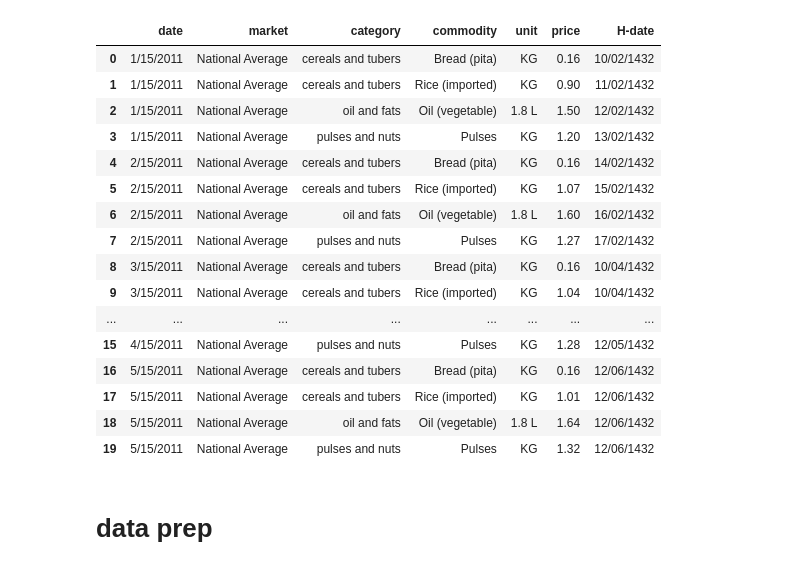
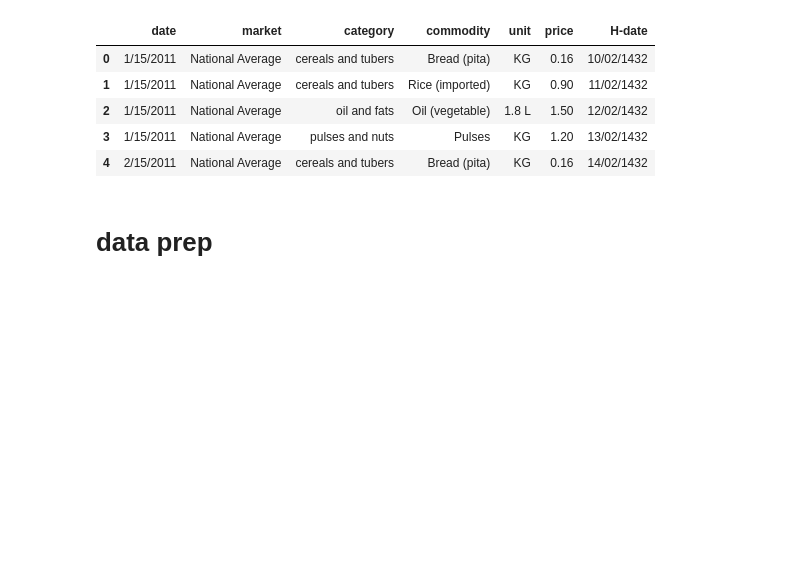
Before and after one commit to shaker113/group5_Price_Forecast, a Jupyter notebook: group_5_project.ipynb, the cells around one changed output. Saved outputs shown, nothing was run; the diff lists cells and outputs as text; code cells hidden in the pictures; blank space fills up the shorter version.

```diff
--- a/group_5_project.ipynb
+++ b/group_5_project.ipynb
@@ -7,28 +7,17 @@ from statsmodels.stats import weightstats
 # %%
 #df = pd.read_csv('jordan_food_price.csv')
 df=pd.read_csv('wfp_food_prices_jor_h_date.csv')
 population_df=pd.read_csv("Population in Jordan.csv")
 deaths_df=pd.read_excel('number of war deaths.xlsx')
 jordan_covid_df=pd.read_csv('jordan-covid-data.csv')
 world_covid_df=pd.read_csv('world-covid-data.csv')
-df.head(20)
+df.head()
 # %% [output]
 |  | date | market | category | commodity | unit | price | H-date |
 | 0 | 1/15/2011 | National Average | cereals and tubers | Bread (pita) | KG | 0.16 | 10/02/1432 |
 | 1 | 1/15/2011 | National Average | cereals and tubers | Rice (imported) | KG | 0.90 | 11/02/1432 |
 | 2 | 1/15/2011 | National Average | oil and fats | Oil (vegetable) | 1.8 L | 1.50 | 12/02/1432 |
 | 3 | 1/15/2011 | National Average | pulses and nuts | Pulses | KG | 1.20 | 13/02/1432 |
 | 4 | 2/15/2011 | National Average | cereals and tubers | Bread (pita) | KG | 0.16 | 14/02/1432 |
-| 5 | 2/15/2011 | National Average | cereals and tubers | Rice (imported) | KG | 1.07 | 15/02/1432 |
-| 6 | 2/15/2011 | National Average | oil and fats | Oil (vegetable) | 1.8 L | 1.60 | 16/02/1432 |
-| 7 | 2/15/2011 | National Average | pulses and nuts | Pulses | KG | 1.27 | 17/02/1432 |
-| 8 | 3/15/2011 | National Average | cereals and tubers | Bread (pita) | KG | 0.16 | 10/04/1432 |
-| 9 | 3/15/2011 | National Average | cereals and tubers | Rice (imported) | KG | 1.04 | 10/04/1432 |
-| ... | ... | ... | ... | ... | ... | ... | ... |
-| 15 | 4/15/2011 | National Average | pulses and nuts | Pulses | KG | 1.28 | 12/05/1432 |
-| 16 | 5/15/2011 | National Average | cereals and tubers | Bread (pita) | KG | 0.16 | 12/06/1432 |
-| 17 | 5/15/2011 | National Average | cereals and tubers | Rice (imported) | KG | 1.01 | 12/06/1432 |
-| 18 | 5/15/2011 | National Average | oil and fats | Oil (vegetable) | 1.8 L | 1.64 | 12/06/1432 |
-| 19 | 5/15/2011 | National Average | pulses and nuts | Pulses | KG | 1.32 | 12/06/1432 |
 # %%
 catergies=['vegetables and fruits','meat, fish and eggs','non-food','oil and fats']
```
Also changed, not shown: parts of 21 cells of this notebook.
